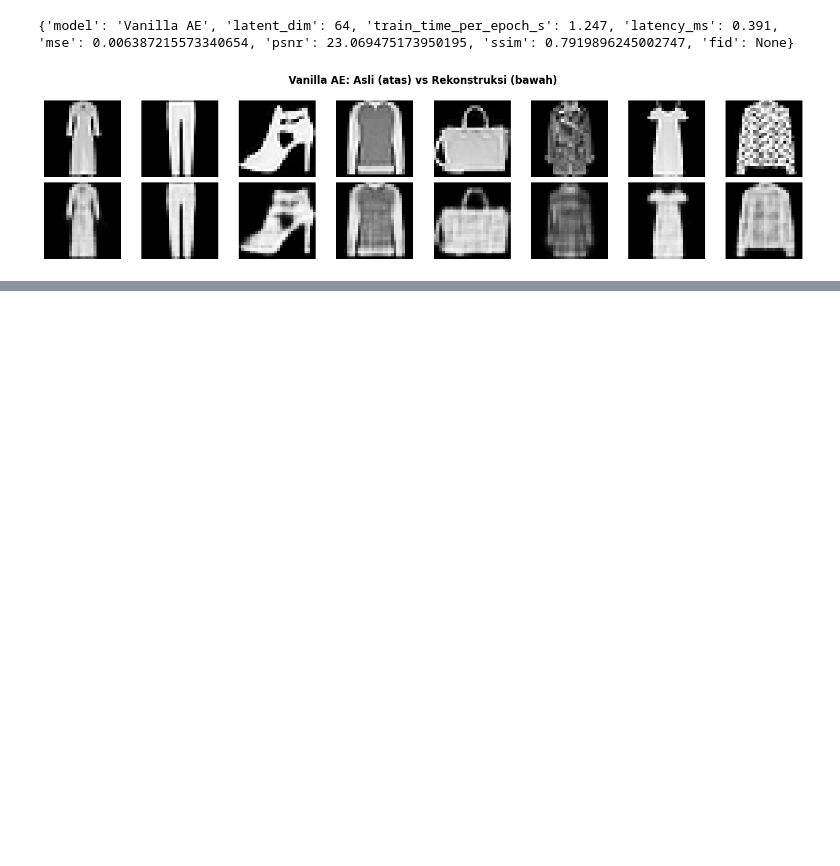
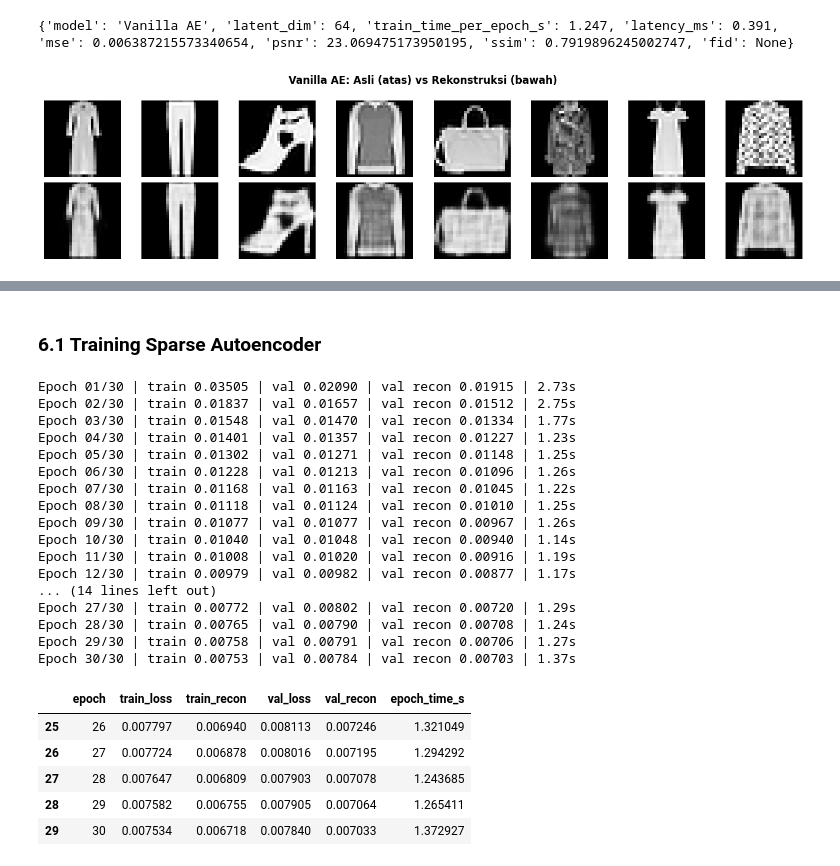
Before and after one commit to CannyCeles/deep-learning-ae-gan, a Jupyter notebook: notebooks/tugas-ae-gan.ipynb, the cells around one changed output, grey strips where cells are left out. Drawn from its saved outputs; the diff is of its cells as text; code cells hidden in the pictures; blank space fills up the shorter version.

Commit message:
feat(model): add sparse autoencoder with l1 penalty

```diff
--- a/notebooks/tugas-ae-gan.ipynb
+++ b/notebooks/tugas-ae-gan.ipynb
@@ -568,0 +630,78 @@ save_grid(torch.cat([x8, x8_hat]), 2, 8, "Vanilla AE: Asli (atas) vs Rekonstruks
+# %% [markdown]
+### 6.1 Training Sparse Autoencoder
+# %%
+SPARSE_WEIGHTS_PATH = os.path.join(WEIGHTS_DIR, "sparse_ae.pt")
+SPARSE_HISTORY_PATH = os.path.join(RESULTS_DIR, "history_sparse_ae.csv")
+SPARSE_EPOCHS = 30
+SPARSE_LR = 1e-3
+SPARSE_LAMBDA = 1e-4
+
+set_seed(SEED)
+loader_gen.manual_seed(SEED)
+sparse_ae = SparseAE().to(device)
+
+if os.path.exists(SPARSE_WEIGHTS_PATH) and os.path.exists(SPARSE_HISTORY_PATH) and not FORCE_RERUN:
+    sparse_ae.load_state_dict(torch.load(SPARSE_WEIGHTS_PATH, map_location=device, weights_only=True))
+    sparse_history = pd.read_csv(SPARSE_HISTORY_PATH)
+    print("Cache dimuat: sparse_ae.pt")
+else:
+    optimizer = torch.optim.Adam(sparse_ae.parameters(), lr=SPARSE_LR)
+    best_loss, best_state, rows = float("inf"), None, []
+    for epoch in range(1, SPARSE_EPOCHS + 1):
+        sparse_ae.train()
+        start = time.perf_counter()
+        running_loss, running_recon = 0.0, 0.0
+        for x, _ in train_loader:
+            x = x.to(device)
+            optimizer.zero_grad()
+            z = sparse_ae.encode(x)
+            recon = F.mse_loss(sparse_ae.decode(z), x)
+            loss = recon + SPARSE_LAMBDA * z.abs().sum(dim=1).mean()
+            loss.backward()
+            optimizer.step()
+            running_loss += loss.item() * x.size(0)
+            running_recon += recon.item() * x.size(0)
+        epoch_time = time.perf_counter() - start
+        val_recon, _, val_loss = evaluate_sparse(sparse_ae, val_loader, SPARSE_LAMBDA)
+        rows.append({
+            "epoch": epoch,
+            "train_loss": running_loss / len(train_ds),
+            "train_recon": running_recon / len(train_ds),
+            "val_loss": val_loss,
+            "val_recon": val_recon,
+            "epoch_time_s": epoch_time,
+        })
+        if val_loss < best_loss:
+            best_loss = val_loss
+            best_state = {k: v.detach().cpu().clone() for k, v in sparse_ae.state_dict().items()}
+        print(f"Epoch {epoch:02d}/{SPARSE_EPOCHS} | train {rows[-1]['train_loss']:.5f} | val {val_loss:.5f} | val recon {val_recon:.5f} | {epoch_time:.2f}s")
+    sparse_ae.load_state_dict(best_state)
+    torch.save(sparse_ae.state_dict(), SPARSE_WEIGHTS_PATH)
+    sparse_history = pd.DataFrame(rows)
+    sparse_history.to_csv(SPARSE_HISTORY_PATH, index=False)
+
+display(sparse_history.tail())
+# %% [output]
+Epoch 01/30 | train 0.03505 | val 0.02090 | val recon 0.01915 | 2.73s
+Epoch 02/30 | train 0.01837 | val 0.01657 | val recon 0.01512 | 2.75s
+Epoch 03/30 | train 0.01548 | val 0.01470 | val recon 0.01334 | 1.77s
+Epoch 04/30 | train 0.01401 | val 0.01357 | val recon 0.01227 | 1.23s
+Epoch 05/30 | train 0.01302 | val 0.01271 | val recon 0.01148 | 1.25s
+Epoch 06/30 | train 0.01228 | val 0.01213 | val recon 0.01096 | 1.26s
+Epoch 07/30 | train 0.01168 | val 0.01163 | val recon 0.01045 | 1.22s
+Epoch 08/30 | train 0.01118 | val 0.01124 | val recon 0.01010 | 1.25s
+Epoch 09/30 | train 0.01077 | val 0.01077 | val recon 0.00967 | 1.26s
+Epoch 10/30 | train 0.01040 | val 0.01048 | val recon 0.00940 | 1.14s
+Epoch 11/30 | train 0.01008 | val 0.01020 | val recon 0.00916 | 1.19s
+Epoch 12/30 | train 0.00979 | val 0.00982 | val recon 0.00877 | 1.17s
+... (14 lines left out)
+Epoch 27/30 | train 0.00772 | val 0.00802 | val recon 0.00720 | 1.29s
+Epoch 28/30 | train 0.00765 | val 0.00790 | val recon 0.00708 | 1.24s
+Epoch 29/30 | train 0.00758 | val 0.00791 | val recon 0.00706 | 1.27s
+Epoch 30/30 | train 0.00753 | val 0.00784 | val recon 0.00703 | 1.37s
+|  | epoch | train_loss | train_recon | val_loss | val_recon | epoch_time_s |
+| 25 | 26 | 0.007797 | 0.006940 | 0.008113 | 0.007246 | 1.321049 |
+| 26 | 27 | 0.007724 | 0.006878 | 0.008016 | 0.007195 | 1.294292 |
+| 27 | 28 | 0.007647 | 0.006809 | 0.007903 | 0.007078 | 1.243685 |
+| 28 | 29 | 0.007582 | 0.006755 | 0.007905 | 0.007064 | 1.265411 |
+| 29 | 30 | 0.007534 | 0.006718 | 0.007840 | 0.007033 | 1.372927 |
```
Also changed, not shown: parts of 2 cells of this notebook.
